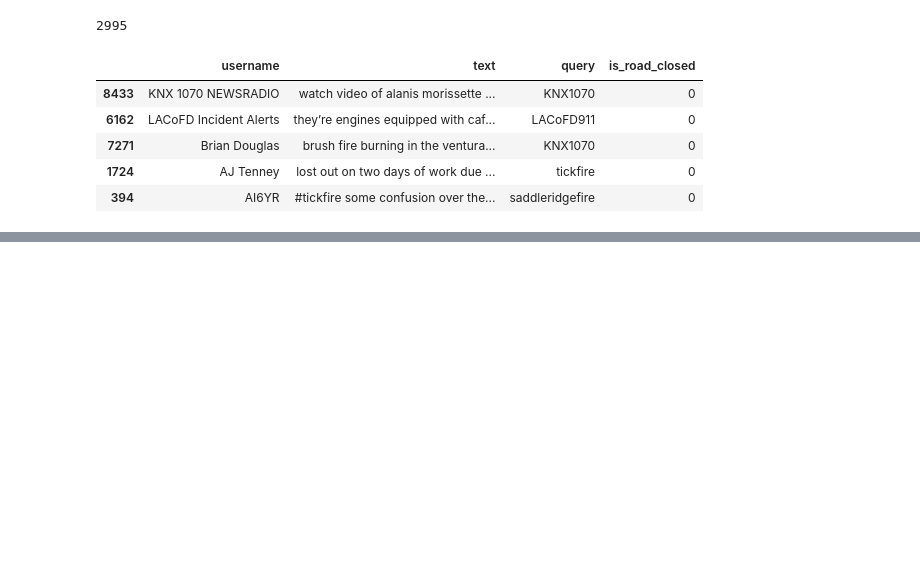
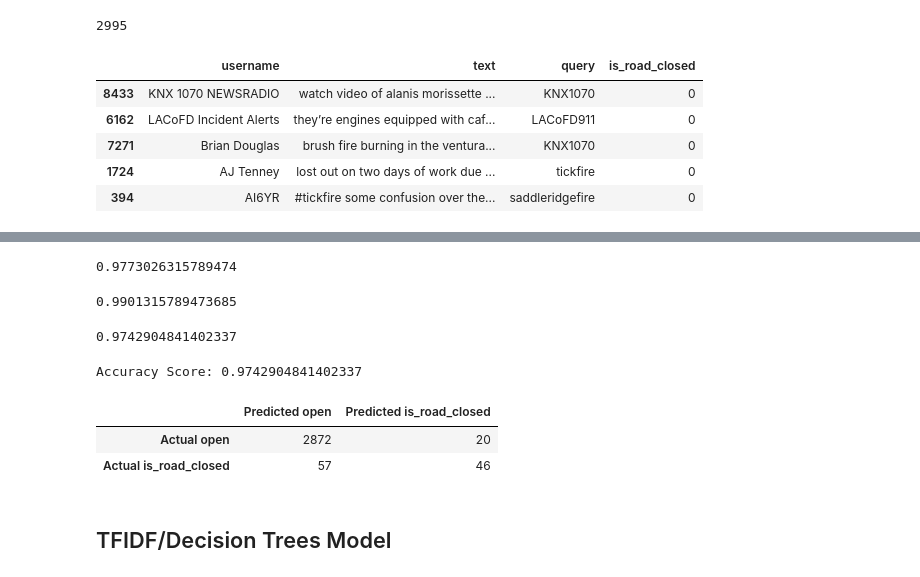
Before and after one commit to reneemarama/real_time_traffic, a Jupyter notebook: 4_Supervised_Unsupervised_Modeling.ipynb, the cells around one changed output, grey strips where cells are left out. Drawn from its saved outputs; the diff is of its cells as text; code cells hidden in the pictures; blank space fills up the shorter version.

```diff
--- a/4_Supervised_Unsupervised_Modeling.ipynb
+++ b/4_Supervised_Unsupervised_Modeling.ipynb
@@ -590,0 +599,24 @@ X_test_true_pos['text'][6957]
+# %%
+## Pipeline and parameters for model
+pipe_dt = Pipeline([
+    ('cvec', CountVectorizer()),
+    ('dt', DecisionTreeClassifier(random_state = 42))])
+
+params_dt = {
+    'cvec__stop_words' : ['english'],
+    'cvec__max_features': [2000, 4000],
+    'cvec__min_df': [2, 3],
+    'cvec__max_df': [.95],
+    'cvec__ngram_range': [(1,2)],
+    'dt__max_depth': [5, 10],
+    'dt__min_samples_split': [5, 10,],
+    'dt__min_samples_leaf': [2, 3, 5]
+                    }
+# %%
+## Model gridsearch
+gs_dt = GridSearchCV(pipe_dt, # what object are we optimizing?
+                  params_dt, # what parameters values are we searching?
+                  cv=5) # 5-fold cross-validation.
+# %%
+# Fit GridSearch to training data.
+gs_dt.fit(X_train, y_train)
@@ -590,0 +661,34 @@ X_test_true_pos['text'][6957]
+# %%
+# What was the cross-validated score of the above decision tree?
+gs_dt.best_score_
+# %% [output]
+0.9773026315789474
+# %%
+# Score model on training set.
+gs_dt.score(X_train, y_train)
+# %% [output]
+0.9901315789473685
+# %%
+# Score model on testing set.
+gs_dt.score(X_test, y_test)
+# %% [output]
+0.9742904841402337
+# %%
+preds_dt = gs_dt.best_estimator_.predict(X_test)
+# %%
+## Model confusion matrix
+def nice_conmat(y_test, preds_dt, classes):
+    conmat = confusion_matrix(y_test, preds_dt)
+
+    print(f'Accuracy Score: {accuracy_score(y_test, preds_dt)}')
+    return pd.DataFrame(conmat, columns=['Predicted ' +class_ for class_ in classes], \
+                index=['Actual '+ class_ for class_ in classes])
+
+nice_conmat(y_test, preds_dt, ['open', 'is_road_closed'])
+# %% [output]
+Accuracy Score: 0.9742904841402337
+|  | Predicted open | Predicted is_road_closed |
+| Actual open | 2872 | 20 |
+| Actual is_road_closed | 57 | 46 |
+# %% [markdown]
+## TFIDF/Decision Trees Model
```
Also changed, not shown: parts of 51 cells of this notebook, 5 other files.
